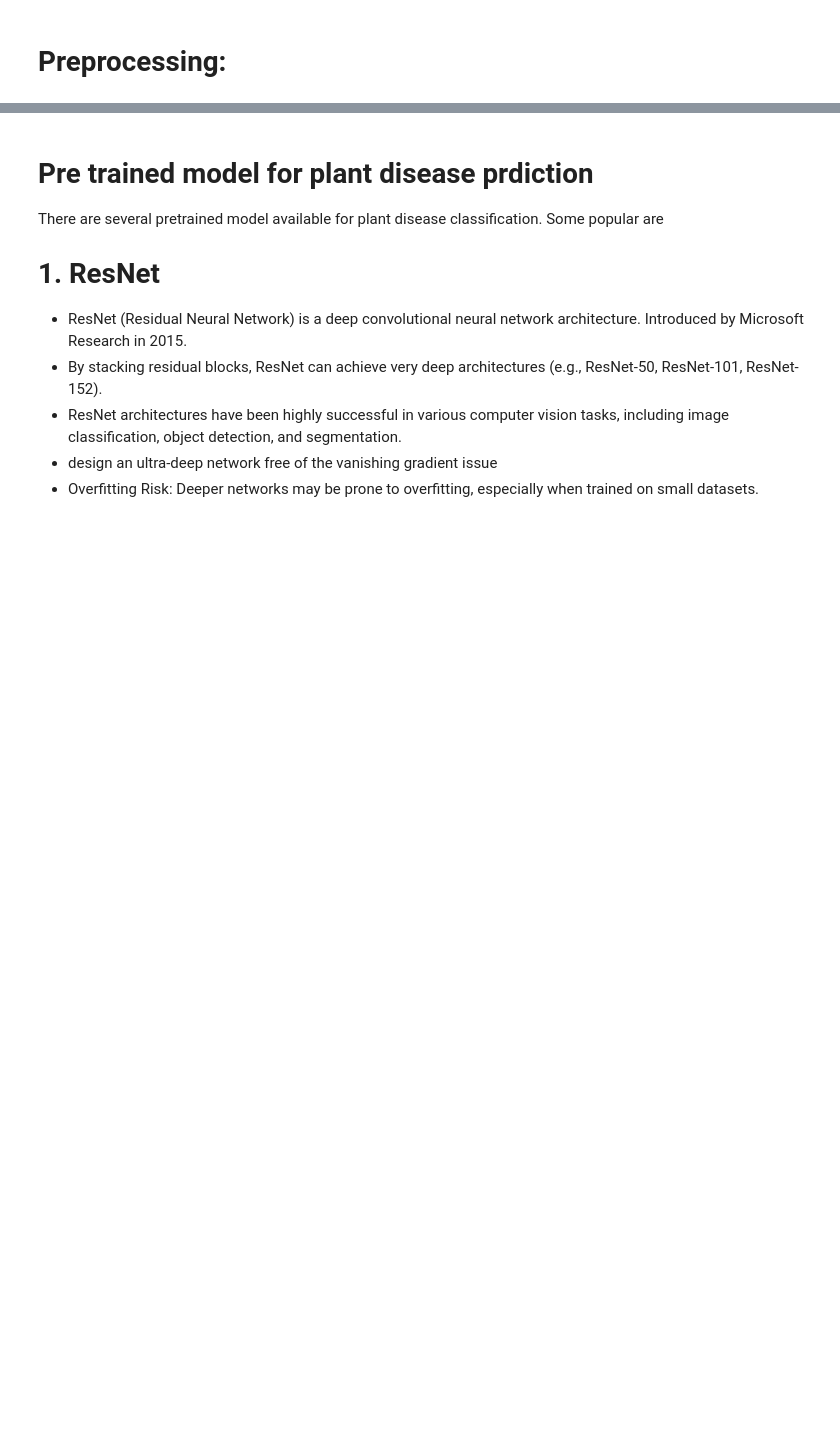
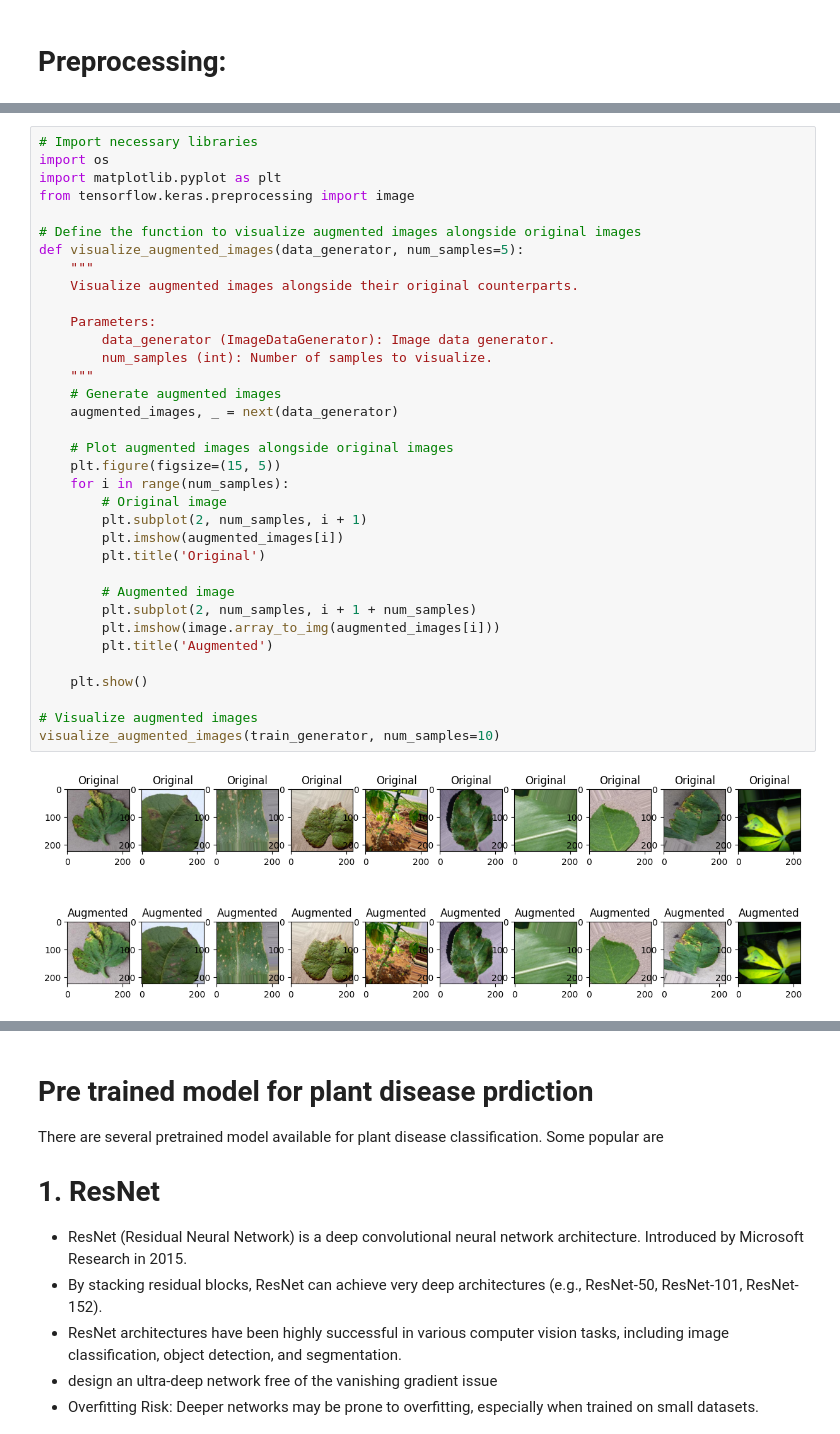
Before and after one commit to forster-j/AgronomiCare, a Jupyter notebook: notebooks/Aknotebook.ipynb, the cells around one changed output, grey strips where cells are left out. Cells and saved outputs as stored; diff of their text form; blank space fills up the shorter version.

```diff
--- a/notebooks/Aknotebook.ipynb
+++ b/notebooks/Aknotebook.ipynb
@@ -395,0 +684,37 @@ plt.show()
+# %%
+# Import necessary libraries
+import os
+import matplotlib.pyplot as plt
+from tensorflow.keras.preprocessing import image
+
+# Define the function to visualize augmented images alongside original images
+def visualize_augmented_images(data_generator, num_samples=5):
+    """
+    Visualize augmented images alongside their original counterparts.
+
+    Parameters:
+        data_generator (ImageDataGenerator): Image data generator.
+        num_samples (int): Number of samples to visualize.
+    """
+    # Generate augmented images
+    augmented_images, _ = next(data_generator)
+
+    # Plot augmented images alongside original images
+    plt.figure(figsize=(15, 5))
+    for i in range(num_samples):
+        # Original image
+        plt.subplot(2, num_samples, i + 1)
+        plt.imshow(augmented_images[i])
+        plt.title('Original')
+
+        # Augmented image
+        plt.subplot(2, num_samples, i + 1 + num_samples)
+        plt.imshow(image.array_to_img(augmented_images[i]))
+        plt.title('Augmented')
+
+    plt.show()
+
+# Visualize augmented images
+visualize_augmented_images(train_generator, num_samples=10)
+# %% [output]
+[figure, added]
```
Also changed, not shown: parts of 25 cells of this notebook.
